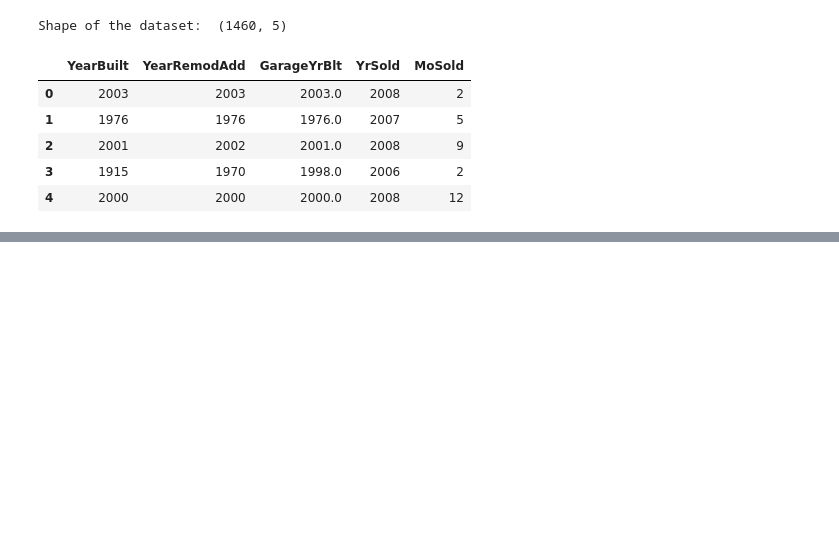
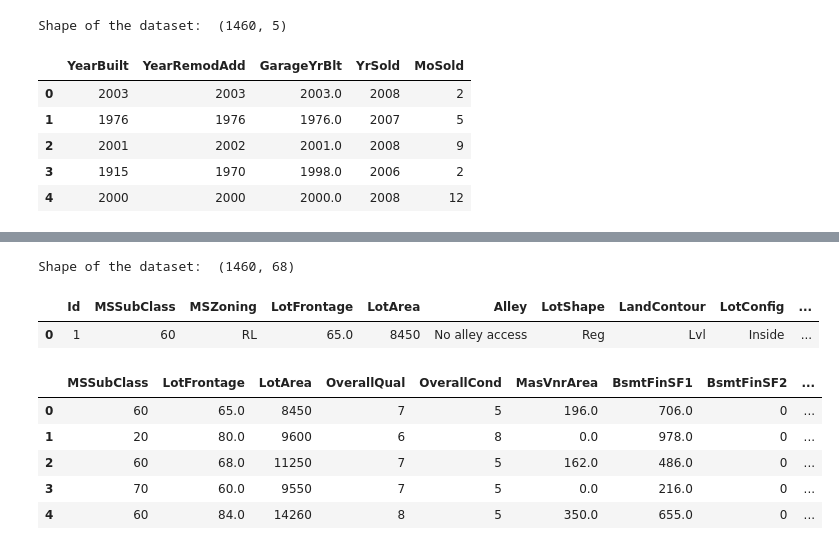
Before and after one commit to giannisbasa/House-Prices, a Jupyter notebook: House_Prices copy.ipynb, the cells around one changed output, grey strips where cells are left out. Saved outputs shown, nothing was run; the diff lists cells and outputs as text; code cells hidden in the pictures; blank space fills up the shorter version.

```diff
--- a/House_Prices copy.ipynb
+++ b/House_Prices copy.ipynb
@@ -1161,0 +1202,7 @@ Shape of the dataset:  (1460, 5)
+# %%
+# Create new columns that show the period from sold of house and year of build or year of renovation
+train_5['YrSold_YearBuilt'] = train_5['YrSold'] - train_5['YearBuilt']
+train_5['YrSold_YearRemodAdd'] = train_5['YrSold'] - train_5['YearRemodAdd']
+train_5['YrSold_GarageYrBlt'] = train_5['YrSold'] - train_5['GarageYrBlt']
+
+train_5[['YrSold_YearBuilt','YrSold_YearRemodAdd','YrSold_GarageYrBlt']]
@@ -1161,0 +1240,28 @@ Shape of the dataset:  (1460, 5)
+# %%
+# Copy
+train_6 = train_5.copy()
+print('Shape of the dataset: ', train_6.shape)
+train_6.head(1)
+# %% [output]
+Shape of the dataset:  (1460, 68)
+|  | Id | MSSubClass | MSZoning | LotFrontage | LotArea | Alley | LotShape | LandContour | LotConfig | ... |
+| 0 | 1 | 60 | RL | 65.0 | 8450 | No alley access | Reg | Lvl | Inside | ... |
+# %%
+# Select the numeric features for scaling
+num_columns = train_6.select_dtypes(exclude='object').columns
+num_columns_1 = ['MSSubClass', 'LotFrontage', 'LotArea', 'OverallQual',
+       'OverallCond', 'MasVnrArea', 'BsmtFinSF1', 'BsmtFinSF2', 'BsmtUnfSF',
+       'TotalBsmtSF', '1stFlrSF', '2ndFlrSF', 'GrLivArea', 'BsmtFullBath',
+       'BsmtHalfBath', 'FullBath', 'HalfBath', 'BedroomAbvGr', 'TotRmsAbvGrd',
+       'Fireplaces', 'GarageCars', 'GarageArea', 'WoodDeckSF', 'OpenPorchSF',
+       'EnclosedPorch', 'ScreenPorch', 'YearBuilt_1',
+       'YrSold_YearBuilt', 'YrSold_YearRemodAdd', 'YrSold_GarageYrBlt']
+
+train_6[num_columns_1].head()
+# %% [output]
+|  | MSSubClass | LotFrontage | LotArea | OverallQual | OverallCond | MasVnrArea | BsmtFinSF1 | BsmtFinSF2 | ... |
+| 0 | 60 | 65.0 | 8450 | 7 | 5 | 196.0 | 706.0 | 0 | ... |
+| 1 | 20 | 80.0 | 9600 | 6 | 8 | 0.0 | 978.0 | 0 | ... |
+| 2 | 60 | 68.0 | 11250 | 7 | 5 | 162.0 | 486.0 | 0 | ... |
+| 3 | 70 | 60.0 | 9550 | 7 | 5 | 0.0 | 216.0 | 0 | ... |
+| 4 | 60 | 84.0 | 14260 | 8 | 5 | 350.0 | 655.0 | 0 | ... |
```
Also changed, not shown: parts of 19 cells of this notebook.
